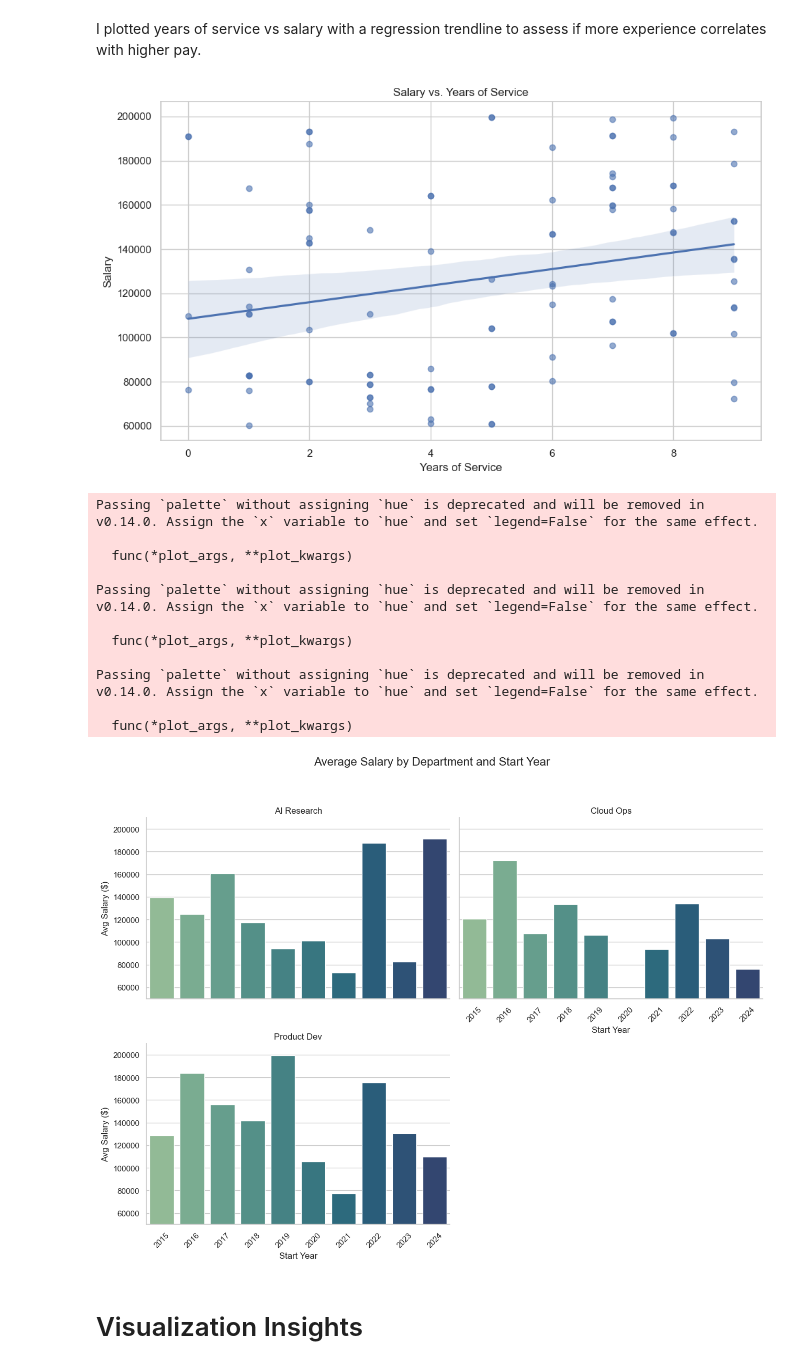
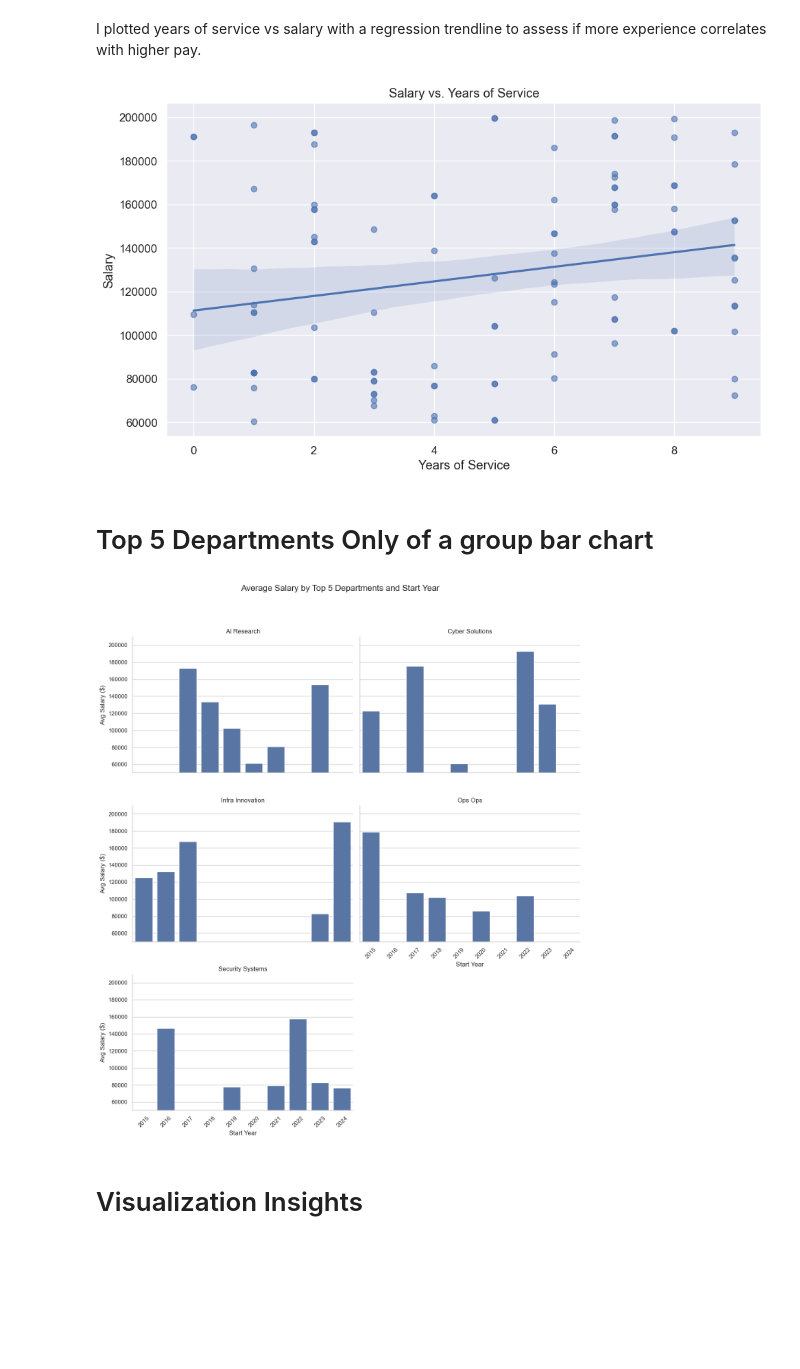
Before and after one commit to FenilPatel1279/lab-3-MLP, a Jupyter notebook: Lab 3.ipynb, the cells around one changed output. Saved outputs shown, nothing was run; the diff lists cells and outputs as text; code cells hidden in the pictures; blank space fills up the shorter version.

```diff
--- a/Lab 3.ipynb
+++ b/Lab 3.ipynb
@@ -333,73 +477,82 @@ plt.show()
 # %% [markdown]
 I plotted years of service vs salary with a regression trendline to assess if more experience correlates with higher pay.
 # %%
+# Calculate years_of_service if not present
+if 'years_of_service' not in df_merged.columns:
+    df_merged['start_year'] = pd.to_datetime(df_merged['start_date'], errors='coerce').dt.year
+    df_merged['years_of_service'] = 2024 - df_merged['start_year']
+
+# Set the figure size for the plot
 plt.figure(figsize=(10, 6))
-sns.regplot(data=df_merged, x='years_of_service', y='salary', scatter_kws={"alpha": 0.6})
+
+# Create a scatter plot with a regression line to visualize the relationship between years of service and salary
+sns.regplot(
+    data=df_merged,                  # Use the merged DataFrame
+    x='years_of_service',           # X-axis: years of service
+    y='salary',                     # Y-axis: salary
+    scatter_kws={"alpha": 0.6}      # Make the scatter points slightly transparent
+)
+
+# Set the plot title and axis labels
 plt.title('Salary vs. Years of Service')
 plt.xlabel('Years of Service')
 plt.ylabel('Salary')
+
+# Adjust layout to prevent clipping of labels and title
 plt.tight_layout()
+
+# Display the plot
 plt.show()
 # %% [output]
-[figure, old version]
+[figure, new version]
+# %% [markdown]
+# Top 5 Departments Only of a group bar chart
 # %%
 import matplotlib.pyplot as plt
 import seaborn as sns
 import pandas as pd
 
-# Convert start_date to start_year (clean and convert)
+# Convert start_date to year
 df_merged['start_year'] = pd.to_datetime(df_merged['start_date'], errors='coerce').dt.year
-df_merged = df_merged[df_merged['start_year'].notnull()]  # Drop rows with invalid dates
+df_merged = df_merged[df_merged['start_year'].notnull()]
 df_merged['start_year'] = df_merged['start_year'].astype(int)
 
-# Group the data
-salary_trends = df_merged.groupby(['department_name', 'start_year'])['salary'].mean().reset_index()
+# Filter to top 5 departments by count
+top_departments = df_merged['department_name'].value_counts().head(5).index.tolist()
+df_top = df_merged[df_merged['department_name'].isin(top_departments)]
 
-# Get unique years across all departments
+# Group data
+salary_trends = df_top.groupby(['department_name', 'start_year'])['salary'].mean().reset_index()
 all_years = sorted(salary_trends['start_year'].unique())
 
-# Set Seaborn style
+# Plot
 sns.set(style="whitegrid")
-
-# Create a FacetGrid for departments
 g = sns.FacetGrid(
     salary_trends,
     col="department_name",
     col_wrap=2,
     height=5,
     aspect=1.3,
     sharey=True
 )
 
-# Plot bar charts without palette to avoid deprecation warning
 g.map_dataframe(sns.barplot, x="start_year", y="salary", order=all_years)
 
 # Format each subplot
 for ax in g.axes.flatten():
     ax.set_xticks(range(len(all_years)))
     ax.set_xticklabels(all_years, rotation=45)
     ax.set_ylabel("Avg Salary ($)")
     ax.set_xlabel("Start Year")
     ax.set_ylim(50000, 210000)
 
-# Titles and layout
+# Final layout
 g.set_titles("{col_name}")
-g.fig.suptitle("Average Salary by Department and Start Year", fontsize=16)
+g.fig.suptitle("Average Salary by Top 5 Departments and Start Year", fontsize=16)
 g.fig.tight_layout(rect=[0, 0, 1, 0.94])
 plt.show()
 # %% [output]
-Passing `palette` without assigning `hue` is deprecated and will be removed in v0.14.0. Assign the `x` variable to `hue` and set `legend=False` for the same effect.
-
-  func(*plot_args, **plot_kwargs)
-
-Passing `palette` without assigning `hue` is deprecated and will be removed in v0.14.0. Assign the `x` variable to `hue` and set `legend=False` for the same effect.
-
-  func(*plot_args, **plot_kwargs)
-
-Passing `palette` without assigning `hue` is deprecated and will be removed in v0.14.0. Assign the `x` variable to `hue` and set `legend=False` for the same effect.
-
-  func(*plot_args, **plot_kwargs)
-[figure, old version]
+[figure, new version]
 # %% [markdown]
 # Visualization Insights
 # %% [markdown]
```
Also changed, not shown: parts of 13 cells of this notebook.
